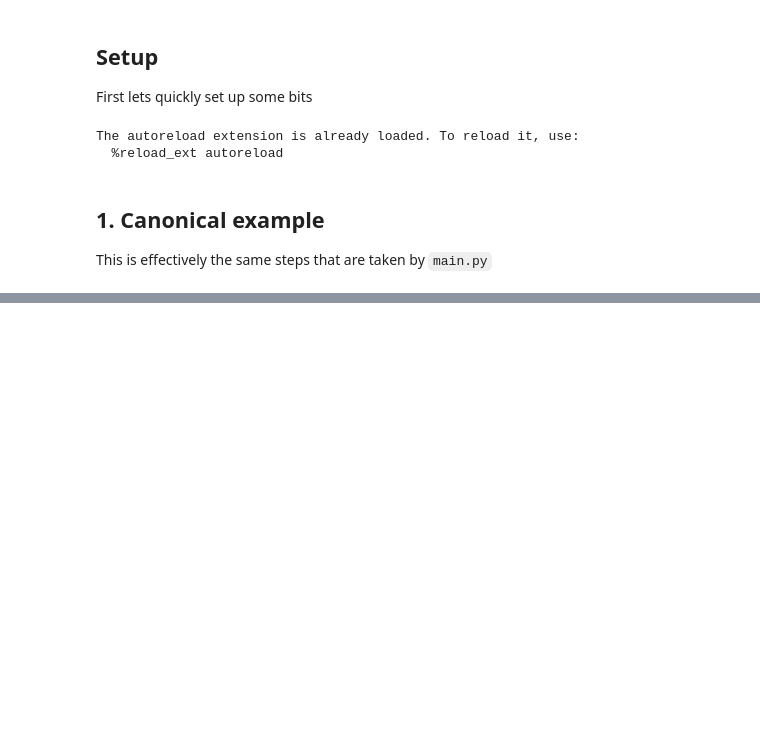
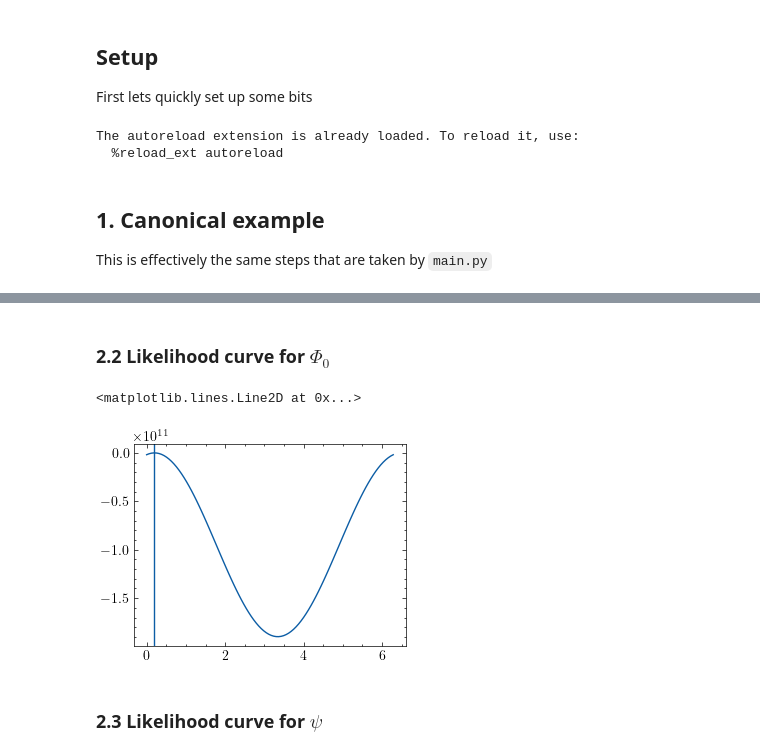
Before and after one commit to UniMelb-NSGW/SlowKalmanFilter, a Jupyter notebook: notebooks/demo_of_filter.ipynb, the cells around one changed output, grey strips where cells are left out. Drawn from its saved outputs; the diff is of its cells as text; code cells hidden in the pictures; blank space fills up the shorter version.

```diff
--- a/notebooks/demo_of_filter.ipynb
+++ b/notebooks/demo_of_filter.ipynb
@@ -78,0 +130,15 @@ executing.executing.NotOneValueFound: Expected one value, found 0
+# %% [markdown]
+### 2.2 Likelihood curve for $\Phi_0$
+# %%
+parameter_name='phi0_gw'
+Nvals = 100
+parameter_values = np.linspace(0.0,2*np.pi,Nvals)
+phi0_likelihoods = generate_likelihood_curve(parameter_name,parameter_values,data,P,PTA,model)
+# %%
+plt.plot(parameter_values,phi0_likelihoods)
+plt.axvline(P.Φ0)
+# %% [output]
+<matplotlib.lines.Line2D at 0x...>
+[figure, added]
+# %% [markdown]
+### 2.3 Likelihood curve for $\psi$
```
Also changed, not shown: parts of 22 cells of this notebook, 5 other files.
